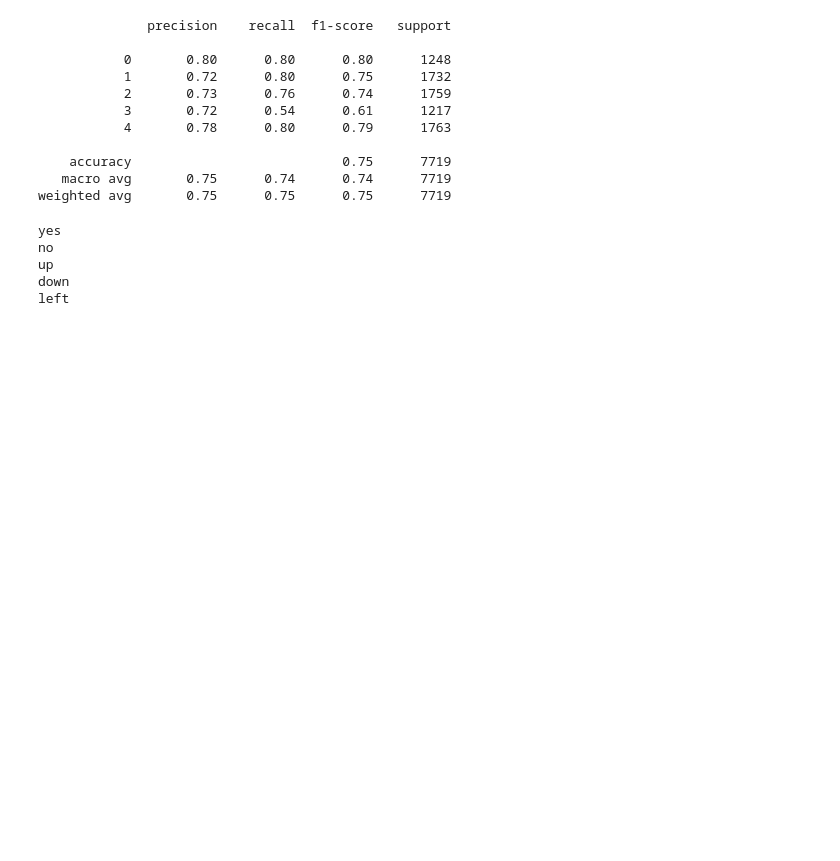
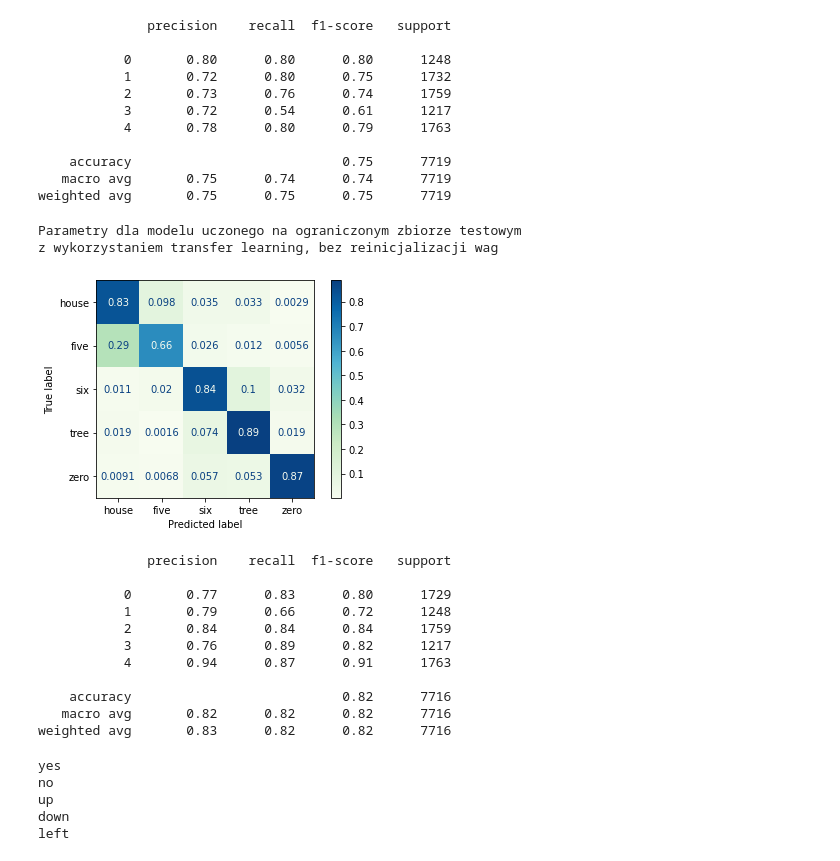
Before and after one commit to Porbi96/SG-AiR, a Jupyter notebook: lab34/ConfusionMatrix.ipynb, the cells around one changed output. Drawn from its saved outputs; the diff is of its cells as text; code cells hidden in the pictures; blank space fills up the shorter version.

```diff
--- a/lab34/ConfusionMatrix.ipynb
+++ b/lab34/ConfusionMatrix.ipynb
@@ -103,21 +103,36 @@ z wykorzystaniem transfer learning
    macro avg       0.75      0.74      0.74      7719
 weighted avg       0.75      0.75      0.75      7719
 # %%
-model = load_model('bestModel_set2_20_tlOn.hdf5')
+model = load_model('bestModel_set2_20_tlOn_noReinit.hdf5')
 
 x_train, x_test, y_train, y_test = train_test_split(np.array(all_wave),np.array(y),stratify=y,
                                             test_size = 0.8,random_state=777,shuffle=True)
 y_pred = model.predict(x_test)
 
 matrix = confusion_matrix(y_test.argmax(axis=1), y_pred.argmax(axis=1), normalize='true')
 report = classification_report(y_test.argmax(axis=1), y_pred.argmax(axis=1))
 
 disp = ConfusionMatrixDisplay(confusion_matrix=matrix,display_labels=labels)
 disp = disp.plot(include_values=True, cmap='GnBu', ax=None, xticks_rotation='horizontal')
 
 print("Parametry dla modelu uczonego na ograniczonym zbiorze testowym \nz wykorzystaniem transfer learning, bez reinicjalizacji wag")
 plt.show()
 print(report)
+# %% [output]
+Parametry dla modelu uczonego na ograniczonym zbiorze testowym
+z wykorzystaniem transfer learning, bez reinicjalizacji wag
+[figure, added]
+              precision    recall  f1-score   support
+
+           0       0.77      0.83      0.80      1729
+           1       0.79      0.66      0.72      1248
+           2       0.84      0.84      0.84      1759
+           3       0.76      0.89      0.82      1217
+           4       0.94      0.87      0.91      1763
+
+    accuracy                           0.82      7716
+   macro avg       0.82      0.82      0.82      7716
+weighted avg       0.83      0.82      0.82      7716
 # %%
 labels = set1_labels  # First set
 
```
Also changed, not shown: parts of 1 cell of this notebook.
